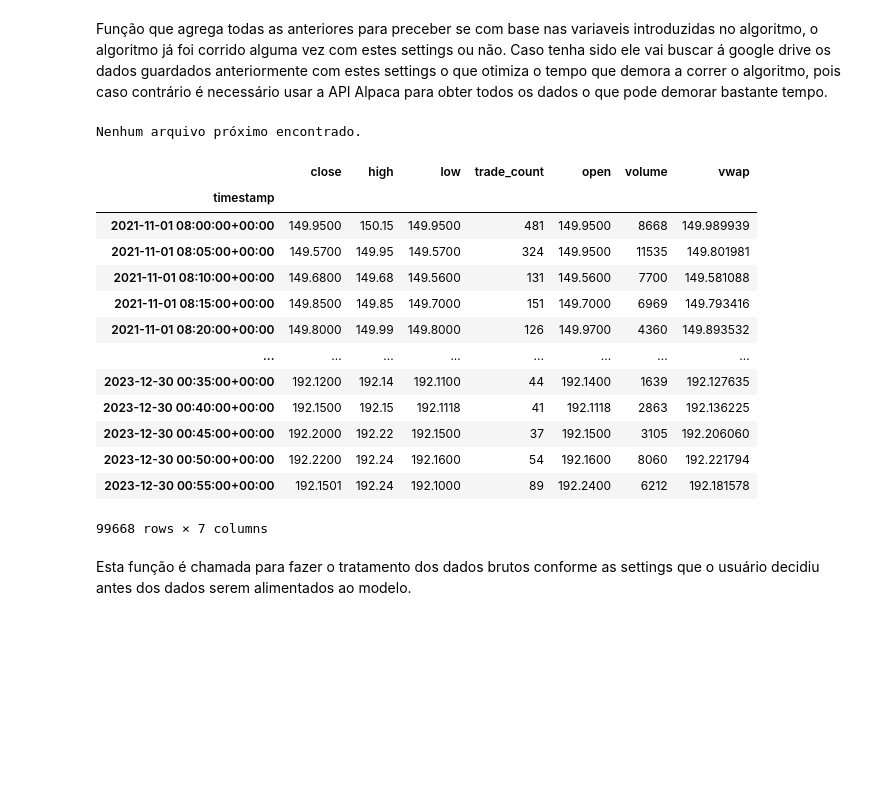
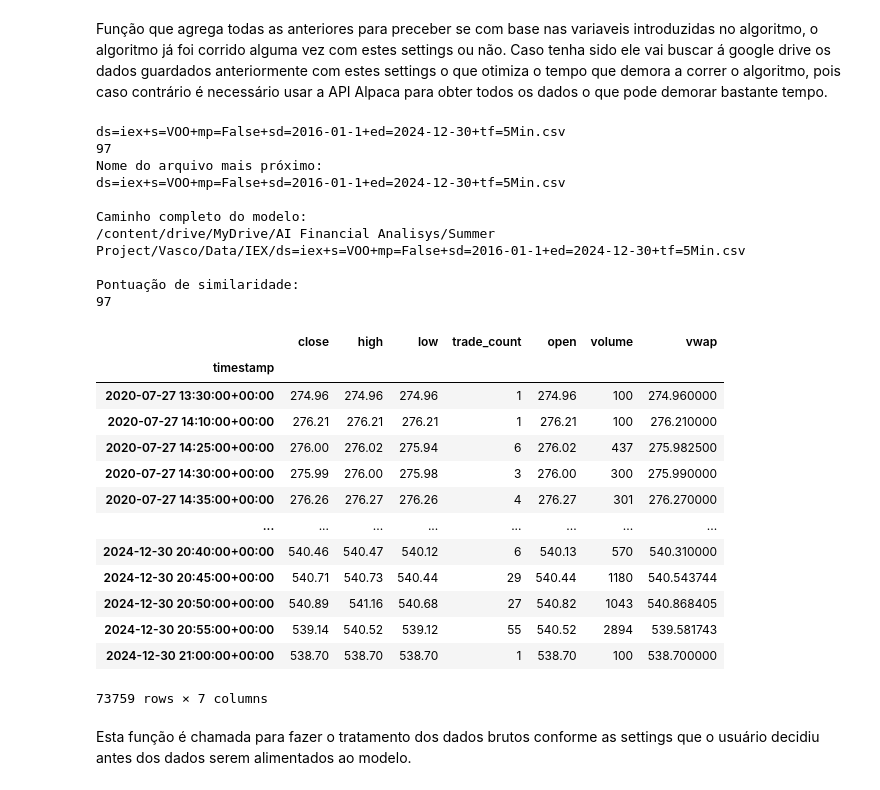
Before and after one commit to guilhermegranchopro/Prometheus, a Jupyter notebook: Simons/backend/Simons.ipynb, the cells around one changed output. Cells and saved outputs as stored; diff of their text form; code cells hidden in the pictures; blank space fills up the shorter version.

```diff
--- a/Simons/backend/Simons.ipynb
+++ b/Simons/backend/Simons.ipynb
@@ -476,6 +285,7 @@ file_name_False = create_file_name(
 função para procurar se o modelo e os dados são originais, caso não sejamm originais é porque foi encontrado dados e pelo menos um modelo identicos ao que está a ser pedido ao algoritmo já guradado na base de dados e caso isso aconteça, os dados não seram novamente retirados da API mas sim seram usados aqueles que já se encontram na base de dados (arquivos da tua google drive). Isto é feito por compração de nomes de ficheiros, já que no nome dos ficheiros encotra-se encriptado tudo o que é necessário para voltar a correr o algoritmo em termos de hyperparamtros e variaveis.
 # %%
 def old_dataset_function(arquivo_old_dataset, nome_aproximado):
+
     # Lista todos os arquivos no diretório
     arquivos = os.listdir(arquivo_old_dataset)
 
@@ -485,8 +295,9 @@ def old_dataset_function(arquivo_old_dataset, nome_aproximado):
     else:
         arquivo_mais_proximo = None
         pontuacao = None
-
-    if arquivo_mais_proximo and pontuacao == 100:
+    print(arquivo_mais_proximo)
+    print(pontuacao)
+    if arquivo_mais_proximo and pontuacao > 90:
         caminho_do_modelo = os.path.join(arquivo_old_dataset, arquivo_mais_proximo)
         print("Nome do arquivo mais próximo:")
         print(arquivo_mais_proximo)
@@ -499,36 +310,28 @@ def old_dataset_function(arquivo_old_dataset, nome_aproximado):
         old_dataset = True
     else:
         print("Nenhum arquivo próximo encontrado.")
-        caminho_do_modelo = ""
+        caminho_do_modelo = ''
         old_dataset = False
 
     return old_dataset, caminho_do_modelo
 # %% [markdown]
 Usando a alpaca API para sacar os dados agora que já deste login á tua conta da alpaca com a tua senha pessoal anteriormente.
 # %%
-def get_all_data(
-    caminho_secret_keys,
-    symbol="AAPL",
-    max_period=True,
-    start_date="",
-    end_date="",
-    timeframe="1Min",
-    data_source="sip",
-):
+def get_all_data(caminho_secret_keys, symbol = 'AAPL', max_period = True, start_date = '', end_date= '', timeframe = '1Min', data_source = 'sip', adjustment = 'all'):
     api = alpaca_autentification(caminho_secret_keys)
 
-    if max_period and start_date == "" and end_date == "":
+    if max_period and start_date == '' and end_date == '':
         start_date = get_start_date(symbol)
         end_date = get_end_date(symbol)
-    elif start_date != "" and end_date != "":
-        start_date = datetime.strptime(start_date, "%Y-%m-%d")
-        end_date = datetime.strptime(end_date, "%Y-%m-%d")
+    elif start_date != '' and end_date != '':
+        start_date = datetime.strptime(start_date, '%Y-%m-%d')
+        end_date = datetime.strptime(end_date, '%Y-%m-%d')
     else:
         start_date = datetime(2022, 12, 31)
         end_date = datetime(2023, 12, 31)
 
     # Fetch the historical data
-    apple_data = fetch_data(symbol, start_date, end_date, timeframe, api, data_source)
+    apple_data = fetch_data(symbol, start_date, end_date, timeframe, api, data_source, adjustment)
     return apple_data
 # %% [markdown]
 Esta função irá preparar dos dados para o modelo. Do Alpca seram retirados multiplos parametros do mercado interessa-te selecionar apenas os que queres alimentar ao modelo para isso esat função é usada para os selecionar. podes escolher entre 'close', 'high', 'low', 'trade_count', 'open', 'volume', 'vwap', que são os parametros de mercado dados por default pelo Alpaca. Mas para além disso crias te outras 2 métricas com base nas métricas já dadas caso as queiras testar eslas são: 'average_oc' e 'average_hl', que correspondem, respetivamente, ao ponto médio entre o open e o close e o ponto médio entre o high e o low.
@@ -947,40 +648,38 @@ def verify_directory(caminho):
 # %% [markdown]
 Função que agrega todas as anteriores para preceber se com base nas variaveis introduzidas no algoritmo, o algoritmo já foi corrido alguma vez com estes settings ou não. Caso tenha sido ele vai buscar á google drive os dados guardados anteriormente com estes settings o que otimiza o tempo que demora a correr o algoritmo, pois caso contrário é necessário usar a API Alpaca para obter todos os dados o que pode demorar bastante tempo.
 # %%
-old_dataset, caminho_do_modelo = old_dataset_function(
-    arquivo_old_dataset, file_name_False
-)
-
+old_dataset, caminho_do_modelo = old_dataset_function(arquivo_old_dataset, file_name_False)
 if old_dataset:
     company_data = pd.read_csv(caminho_do_modelo, index_col=0)
 else:
-    company_data = get_all_data(
-        caminho_secret_keys,
-        symbol,
-        max_period,
-        start_date,
-        end_date,
-        timeframe,
-        data_source,
-    )
+    company_data = get_all_data(caminho_secret_keys, symbol, max_period, start_date, end_date, timeframe, data_source)
 
 company_data
 # %% [output]
-Nenhum arquivo próximo encontrado.
+ds=iex+s=VOO+mp=False+sd=2016-01-1+ed=2024-12-30+tf=5Min.csv
+97
+Nome do arquivo mais próximo:
+ds=iex+s=VOO+mp=False+sd=2016-01-1+ed=2024-12-30+tf=5Min.csv
+
+Caminho completo do modelo:
+/content/drive/MyDrive/AI Financial Analisys/Summer Project/Vasco/Data/IEX/ds=iex+s=VOO+mp=False+sd=2016-01-1+ed=2024-12-30+tf=5Min.csv
+
+Pontuação de similaridade:
+97
 |  | close | high | low | trade_count | open | volume | vwap |
 | timestamp |  |  |  |  |  |  |  |
-| 2021-11-01 08:00:00+00:00 | 149.9500 | 150.15 | 149.9500 | 481 | 149.9500 | 8668 | 149.989939 |
-| 2021-11-01 08:05:00+00:00 | 149.5700 | 149.95 | 149.5700 | 324 | 149.9500 | 11535 | 149.801981 |
-| 2021-11-01 08:10:00+00:00 | 149.6800 | 149.68 | 149.5600 | 131 | 149.5600 | 7700 | 149.581088 |
-| 2021-11-01 08:15:00+00:00 | 149.8500 | 149.85 | 149.7000 | 151 | 149.7000 | 6969 | 149.793416 |
-| 2021-11-01 08:20:00+00:00 | 149.8000 | 149.99 | 149.8000 | 126 | 149.9700 | 4360 | 149.893532 |
+| 2020-07-27 13:30:00+00:00 | 274.96 | 274.96 | 274.96 | 1 | 274.96 | 100 | 274.960000 |
+| 2020-07-27 14:10:00+00:00 | 276.21 | 276.21 | 276.21 | 1 | 276.21 | 100 | 276.210000 |
+| 2020-07-27 14:25:00+00:00 | 276.00 | 276.02 | 275.94 | 6 | 276.02 | 437 | 275.982500 |
+| 2020-07-27 14:30:00+00:00 | 275.99 | 276.00 | 275.98 | 3 | 276.00 | 300 | 275.990000 |
+| 2020-07-27 14:35:00+00:00 | 276.26 | 276.27 | 276.26 | 4 | 276.27 | 301 | 276.270000 |
 | ... | ... | ... | ... | ... | ... | ... | ... |
-| 2023-12-30 00:35:00+00:00 | 192.1200 | 192.14 | 192.1100 | 44 | 192.1400 | 1639 | 192.127635 |
-| 2023-12-30 00:40:00+00:00 | 192.1500 | 192.15 | 192.1118 | 41 | 192.1118 | 2863 | 192.136225 |
-| 2023-12-30 00:45:00+00:00 | 192.2000 | 192.22 | 192.1500 | 37 | 192.1500 | 3105 | 192.206060 |
-| 2023-12-30 00:50:00+00:00 | 192.2200 | 192.24 | 192.1600 | 54 | 192.1600 | 8060 | 192.221794 |
-| 2023-12-30 00:55:00+00:00 | 192.1501 | 192.24 | 192.1000 | 89 | 192.2400 | 6212 | 192.181578 |
+| 2024-12-30 20:40:00+00:00 | 540.46 | 540.47 | 540.12 | 6 | 540.13 | 570 | 540.310000 |
+| 2024-12-30 20:45:00+00:00 | 540.71 | 540.73 | 540.44 | 29 | 540.44 | 1180 | 540.543744 |
+| 2024-12-30 20:50:00+00:00 | 540.89 | 541.16 | 540.68 | 27 | 540.82 | 1043 | 540.868405 |
+| 2024-12-30 20:55:00+00:00 | 539.14 | 540.52 | 539.12 | 55 | 540.52 | 2894 | 539.581743 |
+| 2024-12-30 21:00:00+00:00 | 538.70 | 538.70 | 538.70 | 1 | 538.70 | 100 | 538.700000 |
-99668 rows × 7 columns
+73759 rows × 7 columns
 # %% [markdown]
 Esta função é chamada para fazer o tratamento dos dados brutos conforme as settings que o usuário decidiu antes dos dados serem alimentados ao modelo.
 # %%
```
Also changed, not shown: parts of 48 cells of this notebook.
